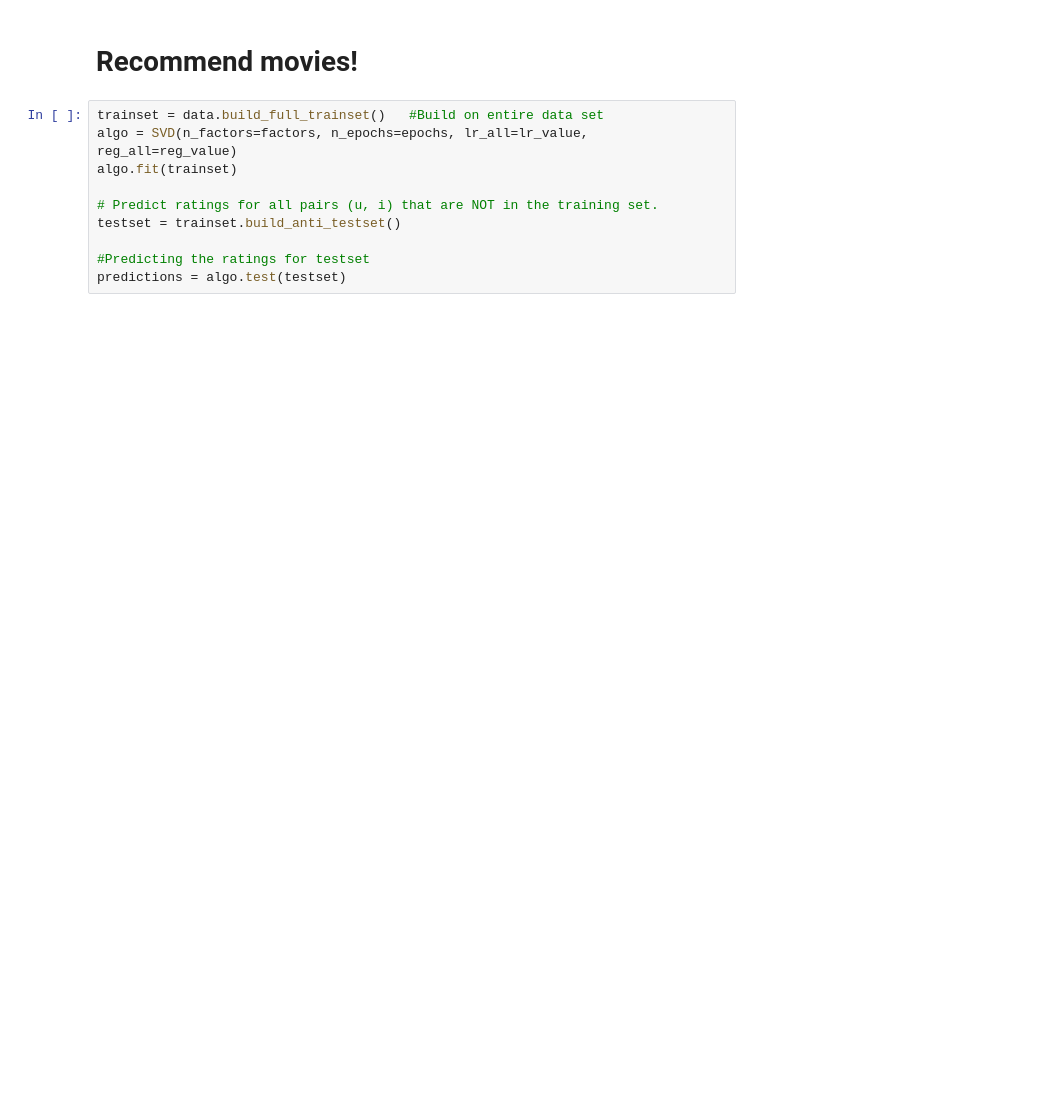
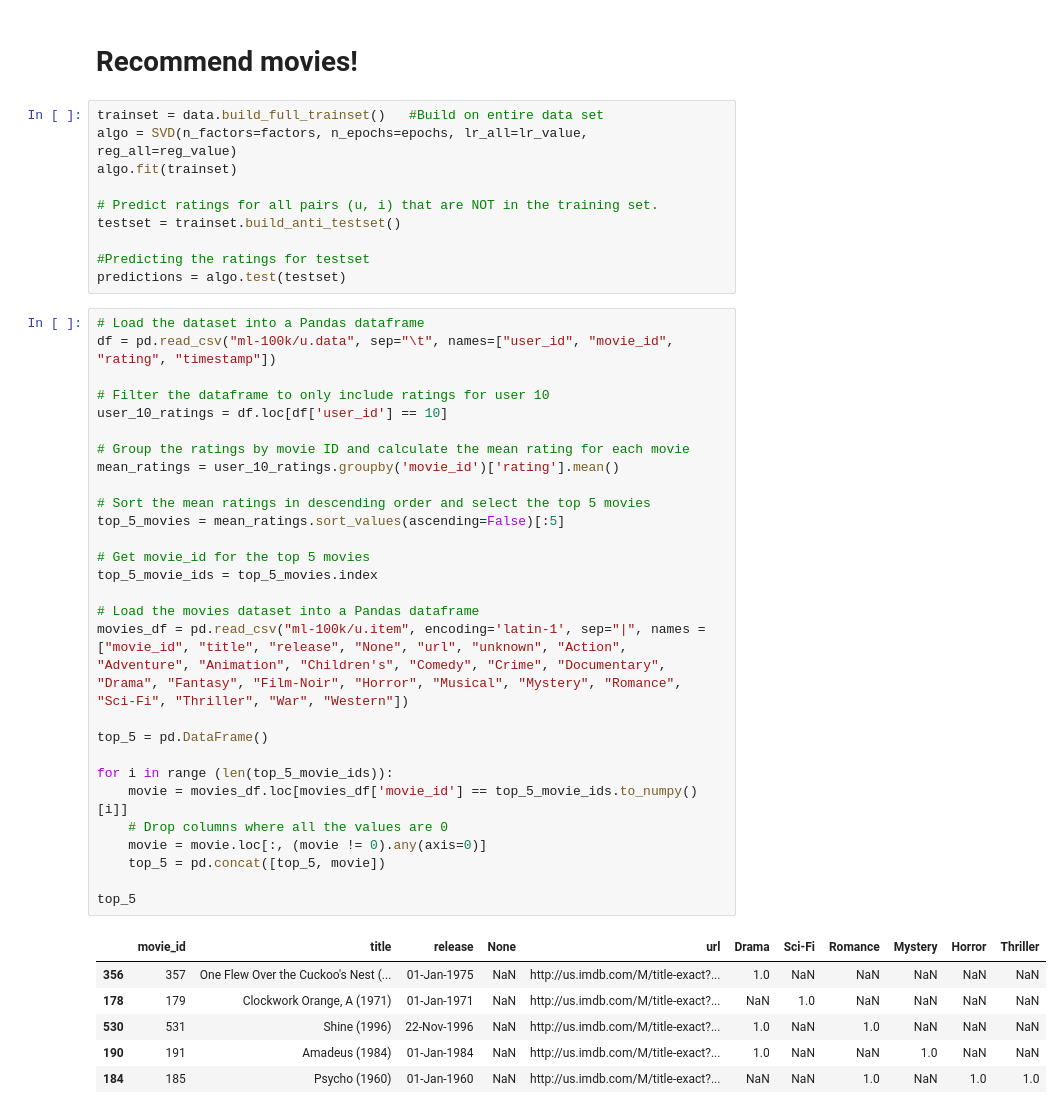
Before and after one commit to MaltheT/decision-support-systems, a Jupyter notebook: recommender-system/recommender-system.ipynb, the cells around one changed output. Cells and saved outputs as stored; diff of their text form; blank space fills up the shorter version.

```diff
--- a/recommender-system/recommender-system.ipynb
+++ b/recommender-system/recommender-system.ipynb
@@ -340,6 +351,41 @@ testset = trainset.build_anti_testset()
 
 #Predicting the ratings for testset
 predictions = algo.test(testset)
+# %%
+# Load the dataset into a Pandas dataframe
+df = pd.read_csv("ml-100k/u.data", sep="\t", names=["user_id", "movie_id", "rating", "timestamp"])
+
+# Filter the dataframe to only include ratings for user 10
+user_10_ratings = df.loc[df['user_id'] == 10]
+
+# Group the ratings by movie ID and calculate the mean rating for each movie
+mean_ratings = user_10_ratings.groupby('movie_id')['rating'].mean()
+
+# Sort the mean ratings in descending order and select the top 5 movies
+top_5_movies = mean_ratings.sort_values(ascending=False)[:5]
+
+# Get movie_id for the top 5 movies
+top_5_movie_ids = top_5_movies.index
+
+# Load the movies dataset into a Pandas dataframe
+movies_df = pd.read_csv("ml-100k/u.item", encoding='latin-1', sep="|", names = ["movie_id", "title", "release", "None", "url", "unknown", "Action", "Adventure", "Animation", "Children's", "Comedy", "Crime", "Documentary", "Drama", "Fantasy", "Film-Noir", "Horror", "Musical", "Mystery", "Romance", "Sci-Fi", "Thriller", "War", "Western"])
+
+top_5 = pd.DataFrame()
+
+for i in range (len(top_5_movie_ids)):
+    movie = movies_df.loc[movies_df['movie_id'] == top_5_movie_ids.to_numpy()[i]]
+    # Drop columns where all the values are 0
+    movie = movie.loc[:, (movie != 0).any(axis=0)]
+    top_5 = pd.concat([top_5, movie])
+
+top_5
+# %% [output]
+|  | movie_id | title | release | None | url | Drama | Sci-Fi | Romance | Mystery | Horror | Thriller |
+| 356 | 357 | One Flew Over the Cuckoo's Nest (... | 01-Jan-1975 | NaN | http://us.imdb.com/M/title-exact?... | 1.0 | NaN | NaN | NaN | NaN | NaN |
+| 178 | 179 | Clockwork Orange, A (1971) | 01-Jan-1971 | NaN | http://us.imdb.com/M/title-exact?... | NaN | 1.0 | NaN | NaN | NaN | NaN |
+| 530 | 531 | Shine (1996) | 22-Nov-1996 | NaN | http://us.imdb.com/M/title-exact?... | 1.0 | NaN | 1.0 | NaN | NaN | NaN |
+| 190 | 191 | Amadeus (1984) | 01-Jan-1984 | NaN | http://us.imdb.com/M/title-exact?... | 1.0 | NaN | NaN | 1.0 | NaN | NaN |
+| 184 | 185 | Psycho (1960) | 01-Jan-1960 | NaN | http://us.imdb.com/M/title-exact?... | NaN | NaN | 1.0 | NaN | 1.0 | 1.0 |
 # %%
 # Get the raw user id for user 10
 user_id = str(10)
```
Also changed, not shown: parts of 19 cells of this notebook.
